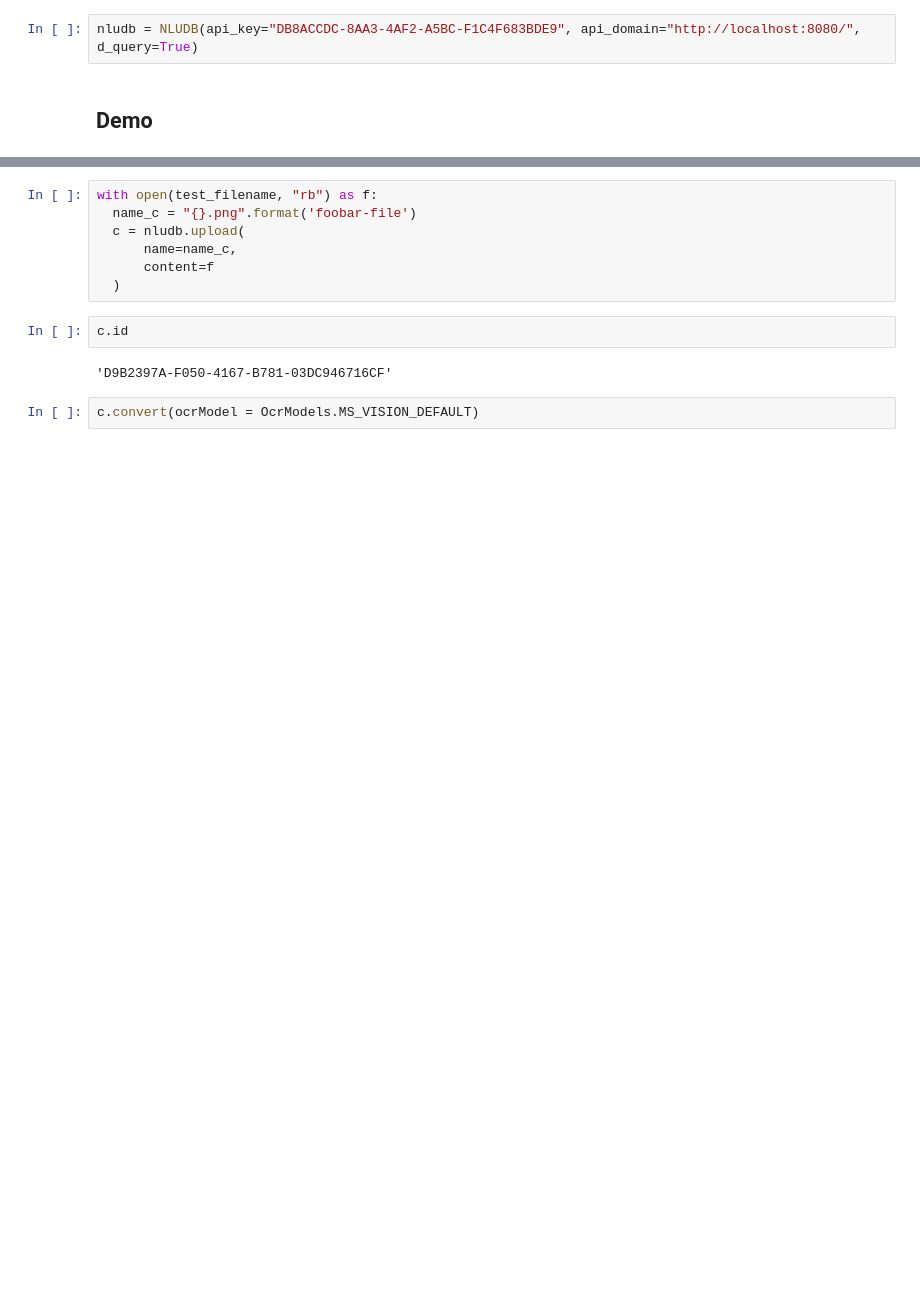
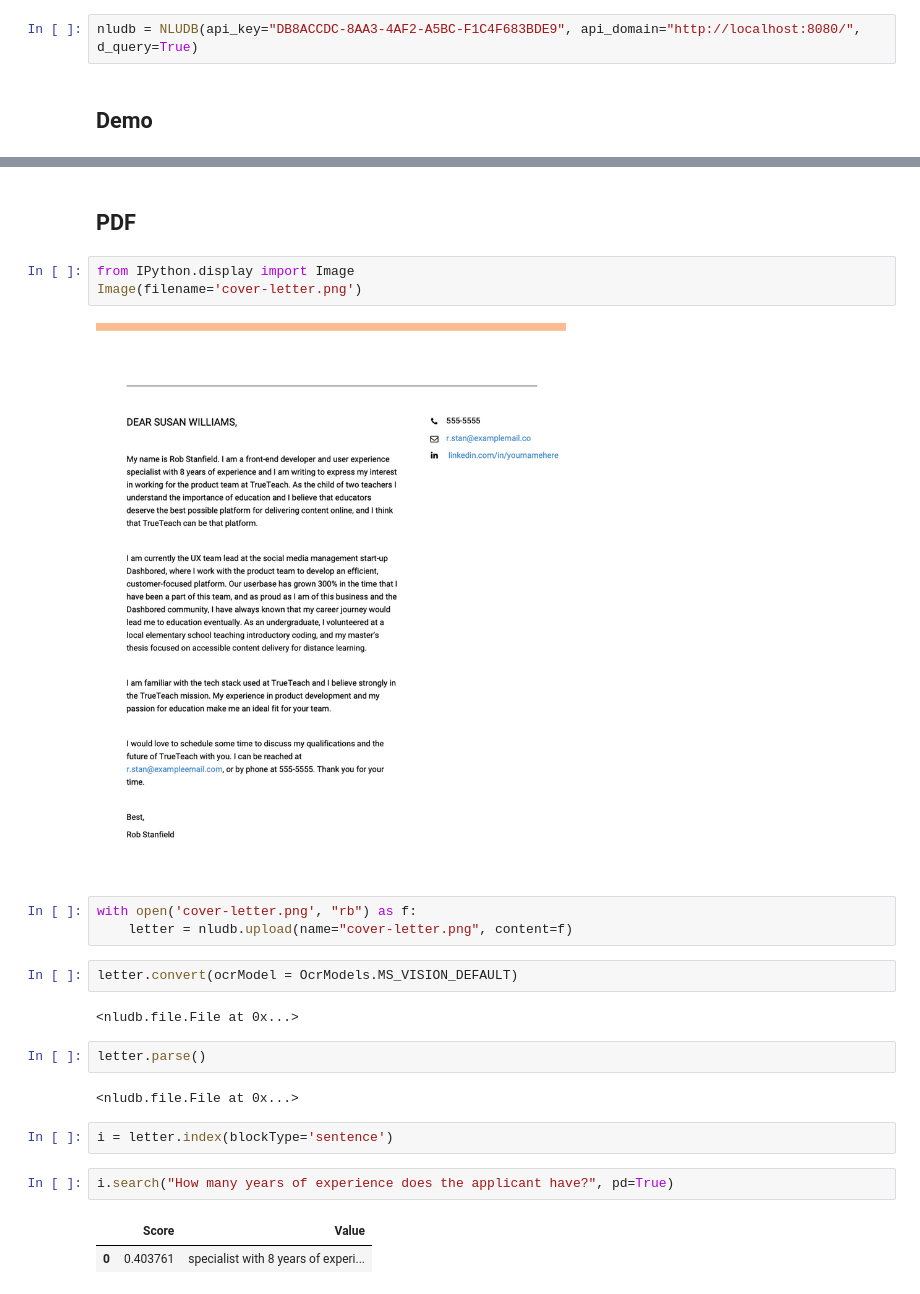
Before and after one commit to steamship-core/python-client, a Jupyter notebook: nbs/scrape_and_search.ipynb, the cells around one changed output, grey strips where cells are left out. Cells and saved outputs as stored; diff of their text form; blank space fills up the shorter version.

```diff
--- a/nbs/scrape_and_search.ipynb
+++ b/nbs/scrape_and_search.ipynb
@@ -41,13 +89,25 @@ test_filename = path.join(
+# %% [markdown]
+## PDF
+# %%
+from IPython.display import Image
+Image(filename='cover-letter.png')
+# %% [output]
+[figure, added]
 # %%
-with open(test_filename, "rb") as f:
-  name_c = "{}.png".format('foobar-file')
-  c = nludb.upload(
-      name=name_c,
-      content=f
-  )
+with open('cover-letter.png', "rb") as f:
+    letter = nludb.upload(name="cover-letter.png", content=f)
-# %%
-c.id
-# %% [output]
-'D9B2397A-F050-4167-B781-03DC946716CF'
 # %%
-c.convert(ocrModel = OcrModels.MS_VISION_DEFAULT)
+letter.convert(ocrModel = OcrModels.MS_VISION_DEFAULT)
+# %% [output]
+<nludb.file.File at 0x...>
+# %%
+letter.parse()
+# %% [output]
+<nludb.file.File at 0x...>
+# %%
+i = letter.index(blockType='sentence')
+# %%
+i.search("How many years of experience does the applicant have?", pd=True)
+# %% [output]
+|  | Score | Value |
+| 0 | 0.403761 | specialist with 8 years of experi... |
```
Also changed, not shown: parts of 22 cells of this notebook, 9 other files.
